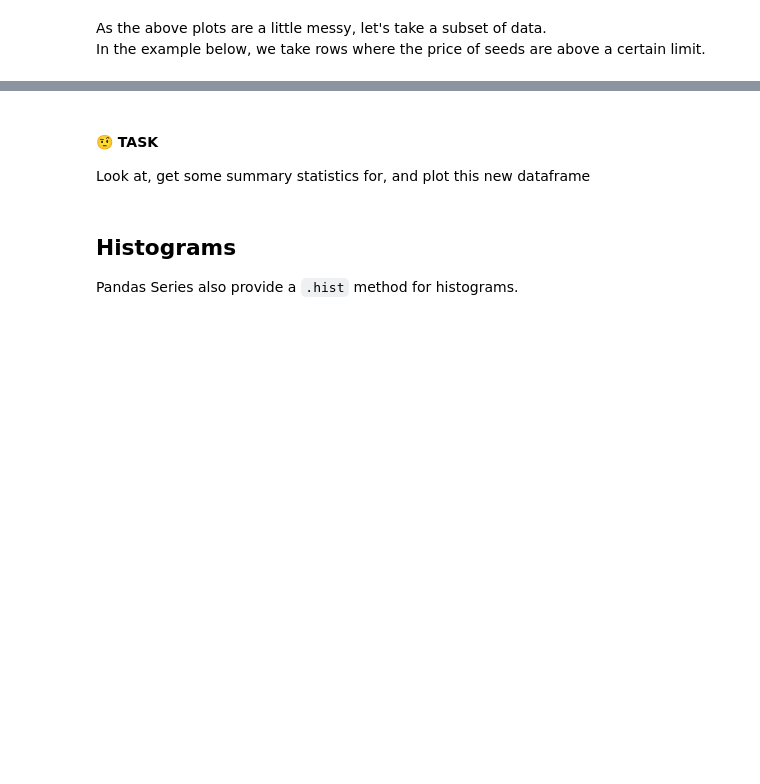
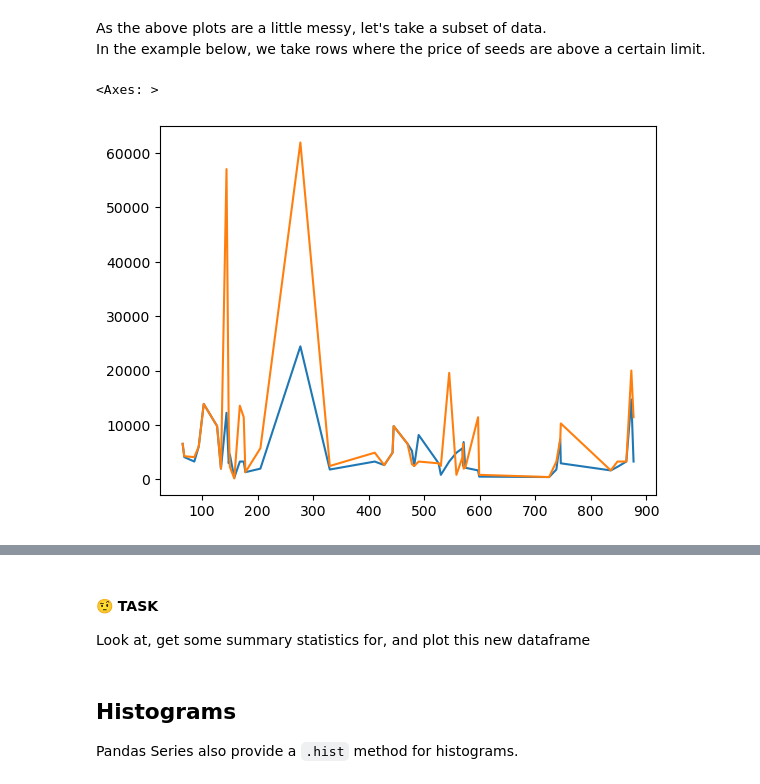
Before and after one commit to benkeel/hestia_python_practicals, a Jupyter notebook: week6/Week6_practical.ipynb, the cells around one changed output, grey strips where cells are left out. Drawn from its saved outputs; the diff is of its cells as text; code cells hidden in the pictures; blank space fills up the shorter version.

```diff
--- a/week6/Week6_practical.ipynb
+++ b/week6/Week6_practical.ipynb
@@ -234,3 +541,7 @@ maize_df.iloc[rows_with_nan.index]
 #### 🤨TASK
 
 Now employ an imputing strategy for NaN values in 'Average price sold for'
+# %%
+rows_with_nan = maize_df[maize_df["Average price sold for"].isnull()]
+maize_df["Average price sold for"].fillna(maize_df["Total value of crop sold (MMK)"] / maize_df["Quantity of crop sold (kg)"], inplace=True)
+maize_df.iloc[rows_with_nan.index]
@@ -254,3 +618,9 @@ As the above plots are a little messy, let's take a subset of data.
 In the example below, we take rows where the price of seeds are above a certain limit.
 # %%
 pricey_maize_df = maize_df.loc[maize_df['Price of seed planted (MMK)'] > 7500]
+# %%
+pricey_maize_df['Quantity of crop harvested (kg)'].plot()
+pricey_maize_df['Quantity of crop sold (kg)'].plot()
+# %% [output]
+<Axes: >
+[figure, added]
```
Also changed, not shown: parts of 59 cells of this notebook.
